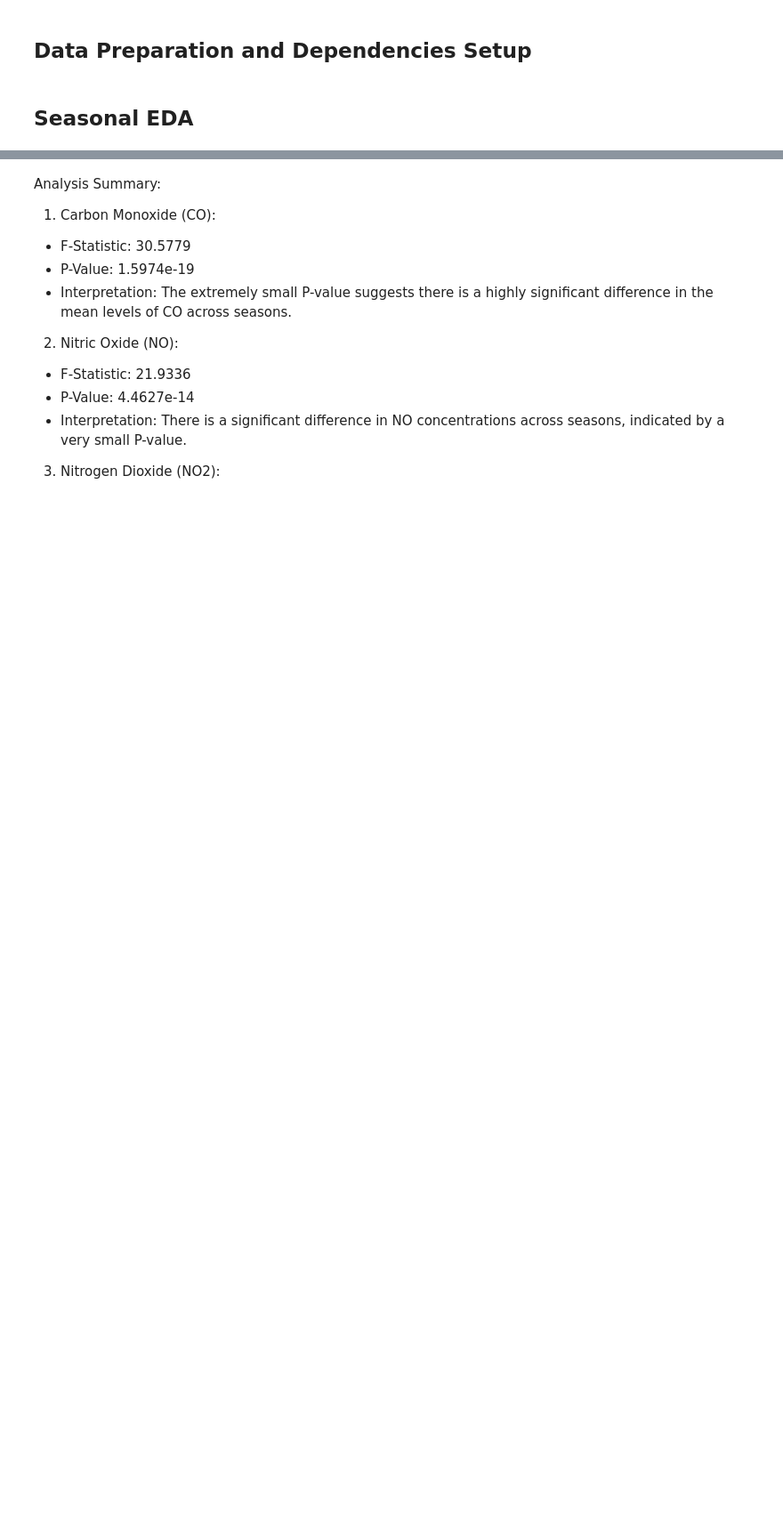
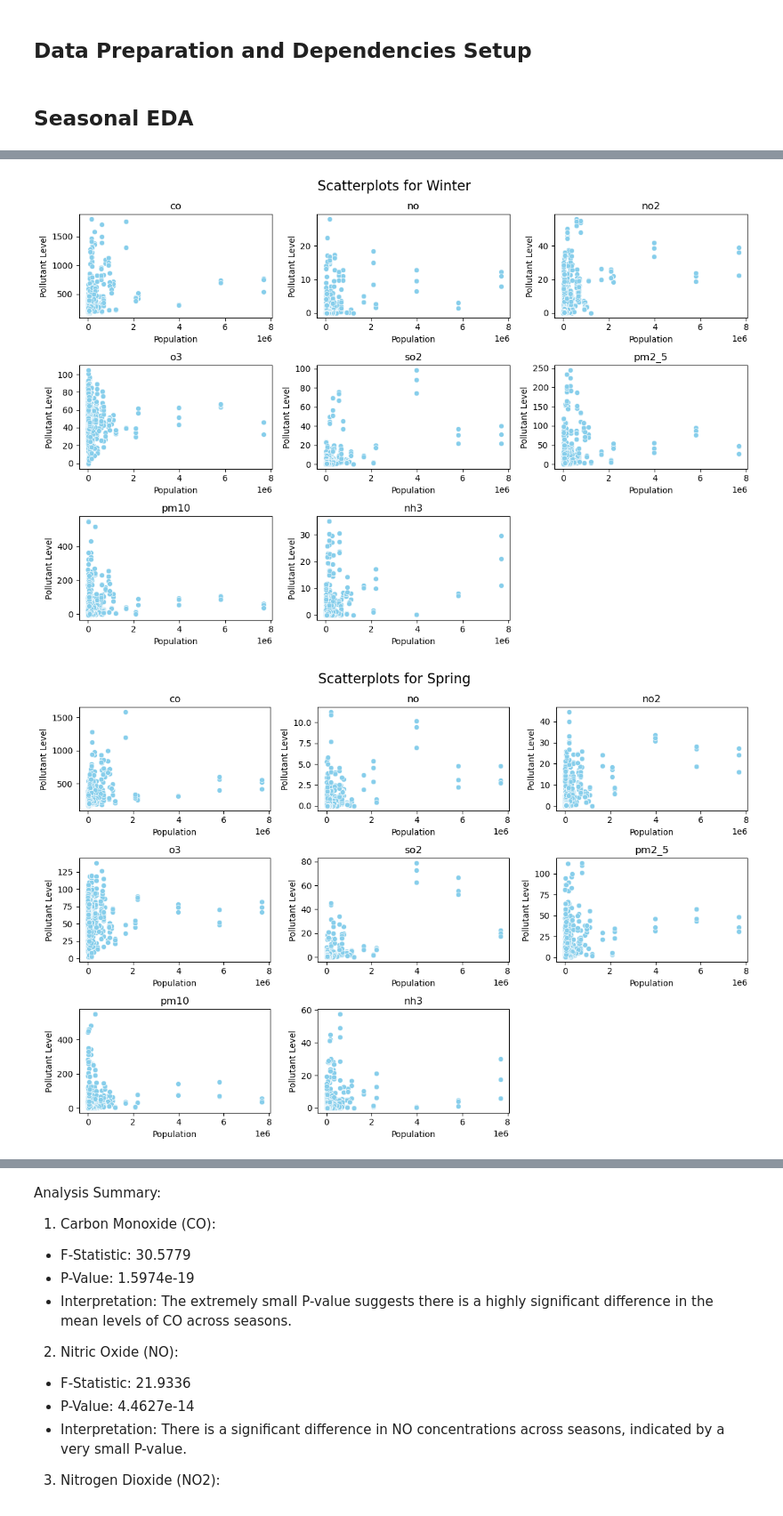
Before and after one commit to Whereiswendy/PolutionEffects-APIStudy, a Jupyter notebook: Statistics/exploratory_data_analysis_ww.ipynb, the cells around one changed output, grey strips where cells are left out. Shown at 89% size. Drawn from its saved outputs; the diff is of its cells as text; code cells hidden in the pictures; blank space fills up the shorter version.

```diff
--- a/Statistics/exploratory_data_analysis_ww.ipynb
+++ b/Statistics/exploratory_data_analysis_ww.ipynb
@@ -214,0 +452,29 @@ for pollutant, data in pollutant_data_by_season.items():
+# %%
+# Scatter plots (without outliers)
+
+import seaborn as sns
+import matplotlib.pyplot as plt
+
+# Loop over each season
+for season in seasons:
+    # Filter data for the current season
+    season_data = seasonal_cleaned_combined[seasonal_cleaned_combined['Season'] == season]
+
+    # Create a figure for the current season
+    plt.figure(figsize=(12, 8))
+
+    # Iterate over each pollutant
+    for idx, pollutant in enumerate(pollutants, start=1):
+        plt.subplot(3, 3, idx)  # Create subplots for each pollutant
+        sns.scatterplot(data=season_data, x='population', y=pollutant, color='skyblue')  # Plot histogram
+        plt.title(pollutant)  # Set title
+        plt.xlabel('Population')  # Set x-axis label
+        plt.ylabel('Pollutant Level')  # Set y-axis label
+
+    # Set overall title for the season
+    plt.suptitle(f'Scatterplots for {season}', fontsize=16)
+    plt.tight_layout()  # Adjust layout
+    plt.show()  # Show plot
+# %% [output]
+[figure, added]
+[figure, added]
```
Also changed, not shown: parts of 37 cells of this notebook, 23 other files.
